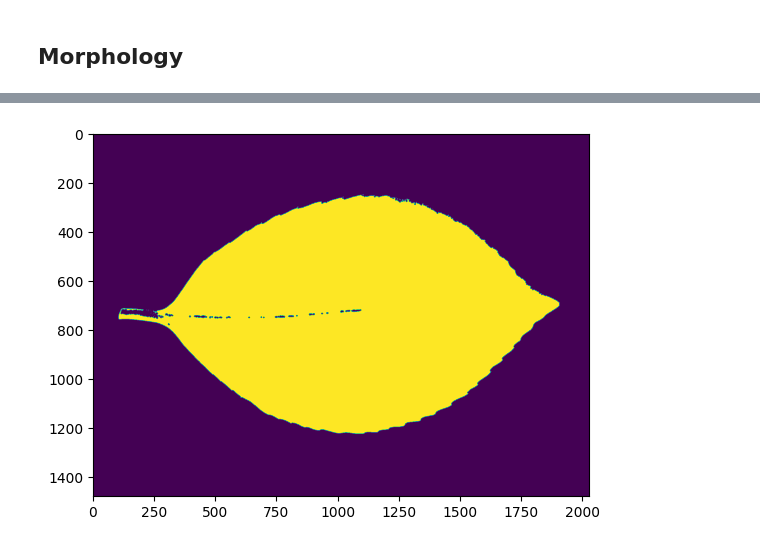
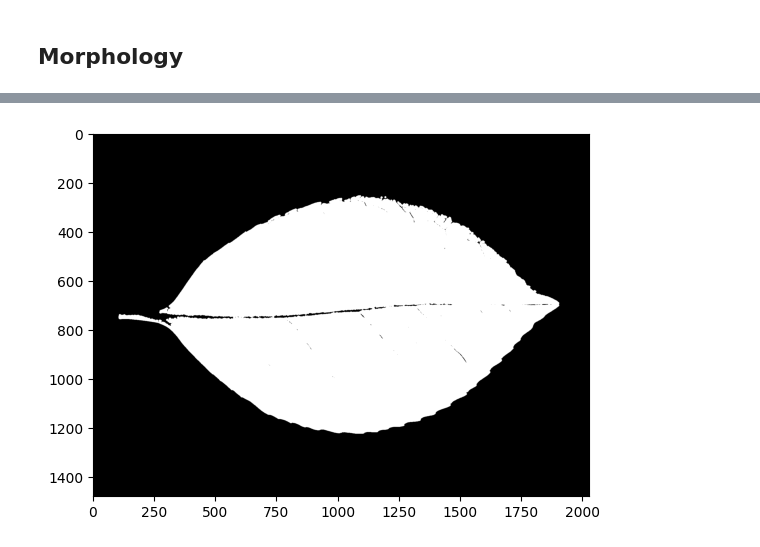
Before and after one commit to ammarmuflih/PACD_Assignment, a Jupyter notebook: PACD_Assignment_03/PACD_Assignment03.ipynb, the cells around one changed output, grey strips where cells are left out. Saved outputs shown, nothing was run; the diff lists cells and outputs as text; code cells hidden in the pictures.

```diff
--- a/PACD_Assignment_03/PACD_Assignment03.ipynb
+++ b/PACD_Assignment_03/PACD_Assignment03.ipynb
@@ -52,6 +52,7 @@ class BasicSegmentation():
                 else:
                     result[i, j] = 0
 
+        result = result/255
         return result
 
     def local_thresholding():
@@ -83,16 +84,22 @@ class RegionFeatureSegmentation():
     def segmentation_as_clustering():
         pass
 # %%
-img_biner = np.zeros((h, w), dtype=int)
-for i in range(h):
-    for j in range(w):
-        if (img_gray[i, j] < 200):
-            img_biner[i, j] = 255
-        else:
-            img_biner[i, j] = 0
+basicSegmentation = BasicSegmentation()
+img_biner = basicSegmentation.global_thresholding(img_gray, 200)
+plt.title("Biner Image")
+plt.imshow(img_biner, cmap='gray')
+plt.show()
 
-img_biner = img_biner/255
-plt.title("Biner Image")
-plt.imshow(img_biner)
-plt.show()
+# img_biner = np.zeros((h, w), dtype=int)
+# for i in range(h):
+#     for j in range(w):
+#         if (img_gray[i, j] < 200):
+#             img_biner[i, j] = 255
+#         else:
+#             img_biner[i, j] = 0
+
+# img_biner = img_biner/255
+# plt.title("Biner Image")
+# plt.imshow(img_biner)
+# plt.show()
 # %% [output]
@@ -181,4 +223,7 @@ class Morphology():
         return result
 # %%
 morphology = Morphology()
-result = morphology.closing(img_biner)
+kernel = morphology.generate_kernel(9, 'circle')
+result_closing = morphology.closing(img_biner, kernel)
+plt.imshow(result_closing, cmap='gray')
+plt.show()
@@ -185,5 +232,6 @@ result = morphology.closing(img_biner)
 # %%
-plt.imshow(result)
+result_opening = morphology.opening(img_biner, kernel)
+plt.imshow(result_opening, cmap='gray')
 plt.show()
 # %% [output]
-[figure, old version]
+[figure, new version]
```
Also changed, not shown: parts of 4 cells of this notebook.
